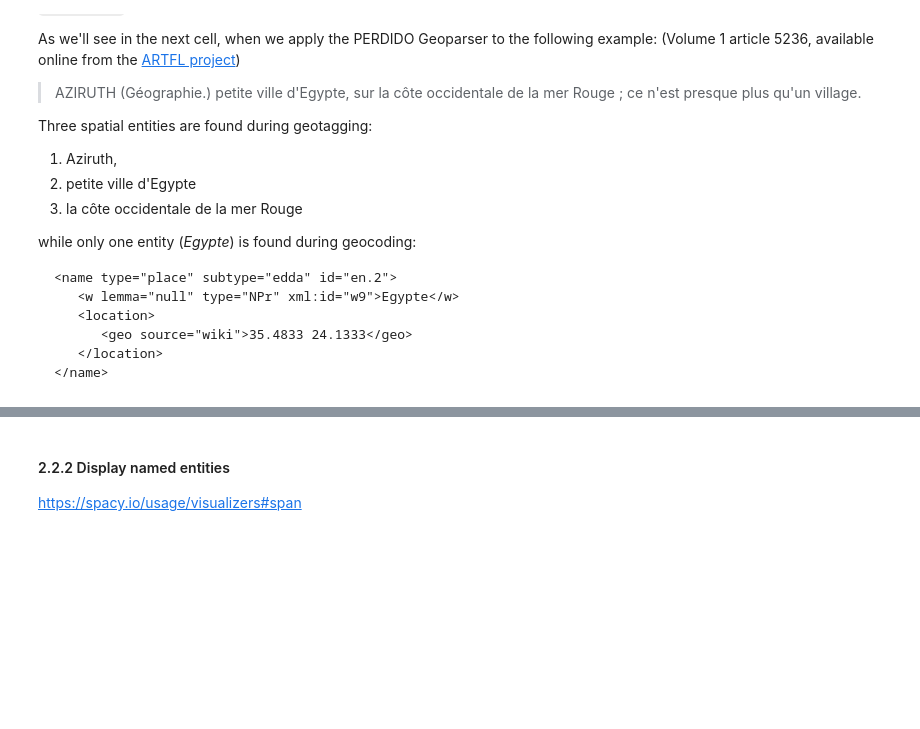
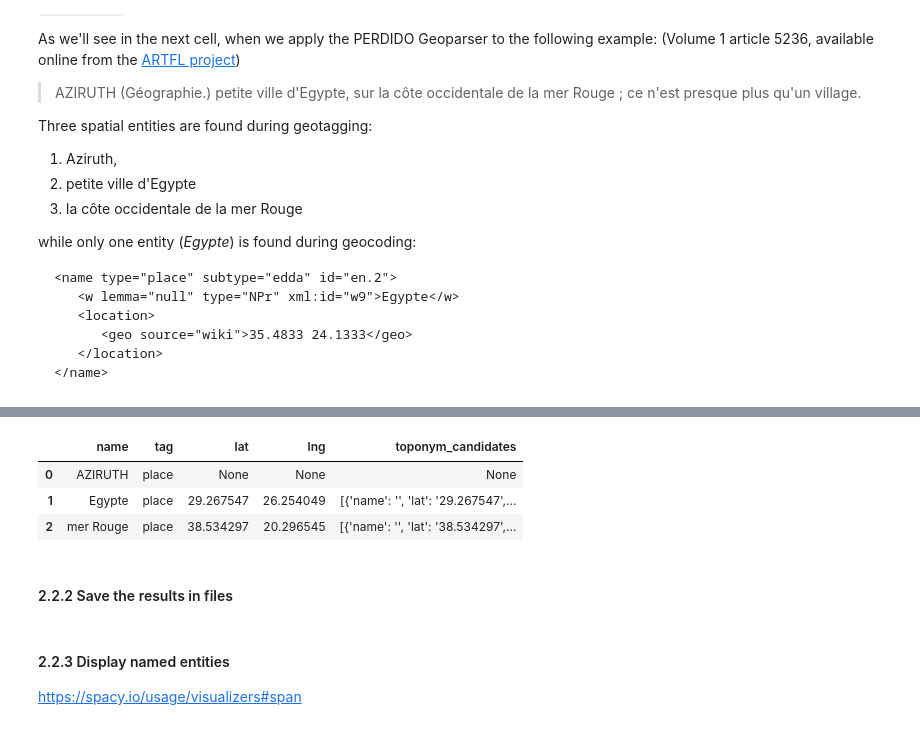
Before and after one commit to ludovicmoncla/SunoikisisDC-Summer2022-Session9, a Jupyter notebook: GeoparsingEncyclopedie.ipynb, the cells around one changed output, grey strips where cells are left out. Cells and saved outputs as stored; diff of their text form; code cells hidden in the pictures; blank space fills up the shorter version.

````diff
--- a/GeoparsingEncyclopedie.ipynb
+++ b/GeoparsingEncyclopedie.ipynb
@@ -203,5 +205,5 @@ while only one entity (*Egypte*) is found during geocoding:
 </name>
 ```
 # %%
-content = df.loc[df['head'] == 'AZIRUTH'].text.item()
+content = dataset.loc[dataset['head'] == 'AZIRUTH'].text.item()
 content
@@ -212,0 +241,10 @@ doc.tei
+# %%
+df = doc.to_dataframe()
+df.head()
+# %% [output]
+|  | name | tag | lat | lng | toponym_candidates |
+| 0 | AZIRUTH | place | None | None | None |
+| 1 | Egypte | place | 29.267547 | 26.254049 | [{'name': '', 'lat': '29.267547',... |
+| 2 | mer Rouge | place | 38.534297 | 20.296545 | [{'name': '', 'lat': '38.534297',... |
+# %% [markdown]
+#### 2.2.2 Save the results in files
@@ -213,5 +257,5 @@ doc.tei
 # %% [markdown]
-#### 2.2.2 Display named entities
+#### 2.2.3 Display named entities
 
 
 
````
Also changed, not shown: parts of 42 cells of this notebook, 37 other files.
